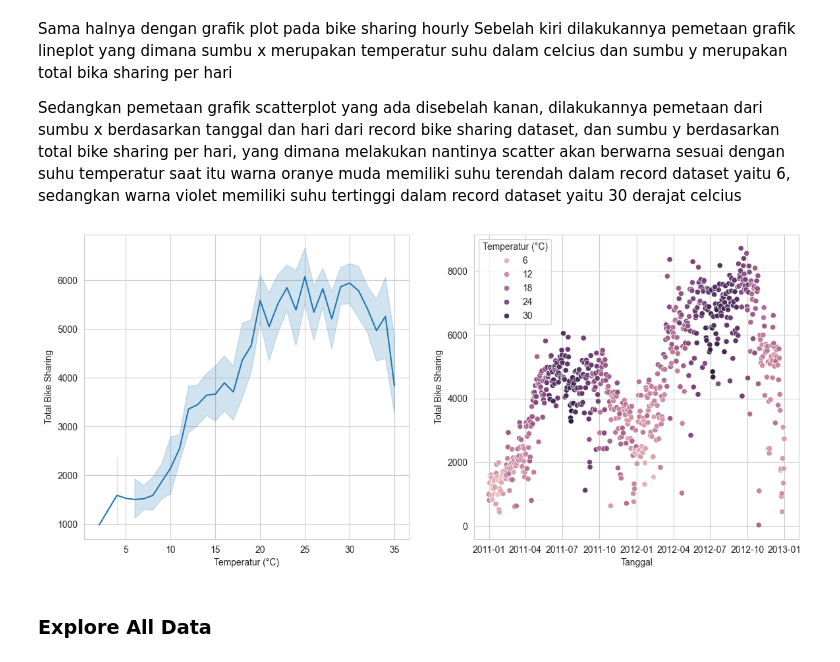
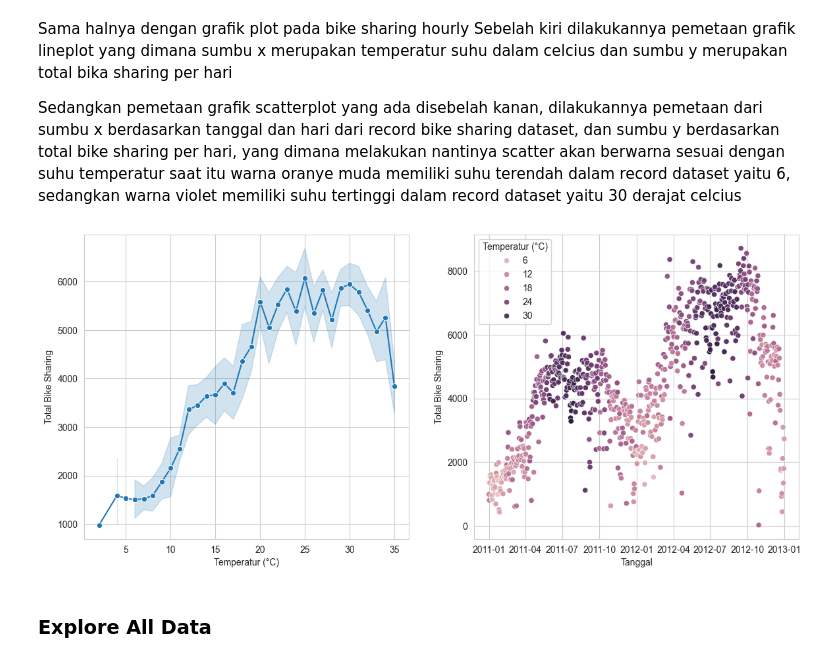
Before and after one commit to joydozer/bike-sharing-dicoding-finalproj, a Jupyter notebook: notebook.ipynb, the cells around one changed output. Cells and saved outputs as stored; diff of their text form; code cells hidden in the pictures.

```diff
--- a/notebook.ipynb
+++ b/notebook.ipynb
@@ -253,18 +253,18 @@ Sedangkan pemetaan grafik scatterplot yang ada disebelah kanan, dilakukannya pem
 # %%
 sns.set_style('whitegrid')
 fig, axs = plt.subplots(ncols=2)
 fig.set_figwidth(14)
 fig.set_figheight(6)
-sns.lineplot(data=dbike_df, x=dreal_temp, y='cnt', ax=axs[0])
+sns.lineplot(data=dbike_df, x=dreal_temp, y='cnt', marker="o", ax=axs[0])
 sns.scatterplot(data=dbike_df, x='dteday', y='cnt', hue=dreal_temp, ax=axs[1])
 axs[0].set_xlabel('Temperatur (°C)')
 axs[1].set_xlabel('Tanggal')
 axs[0].set_ylabel('Total Bike Sharing')
 axs[1].set_ylabel('Total Bike Sharing')
 axs[1].legend(title='Temperatur (°C)')
 plt.show()
 # %% [output]
-[figure, old version]
+[figure, new version]
 # %% [markdown]
 ### Explore All Data
 # %% [markdown]
```
Also changed, not shown: parts of 4 cells of this notebook, 1 other file.
